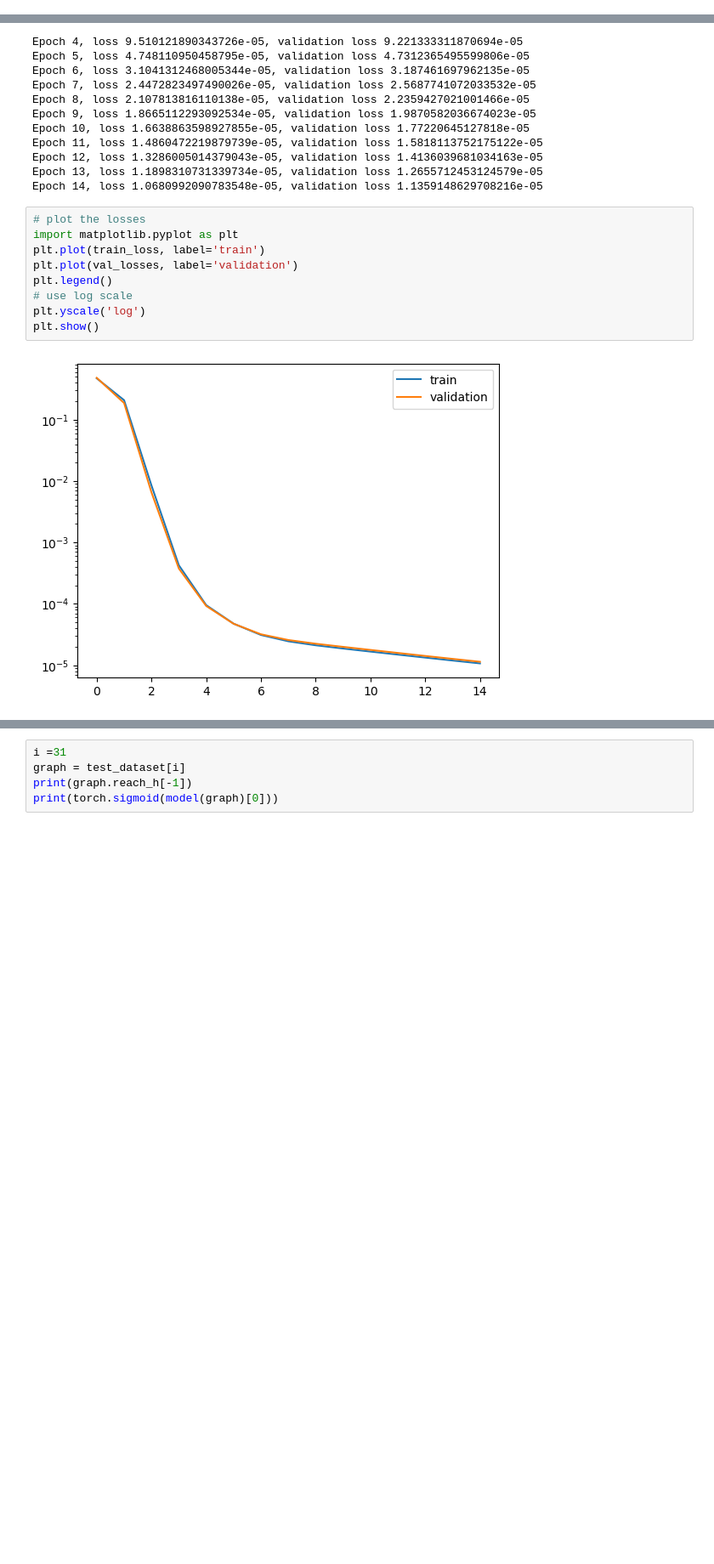
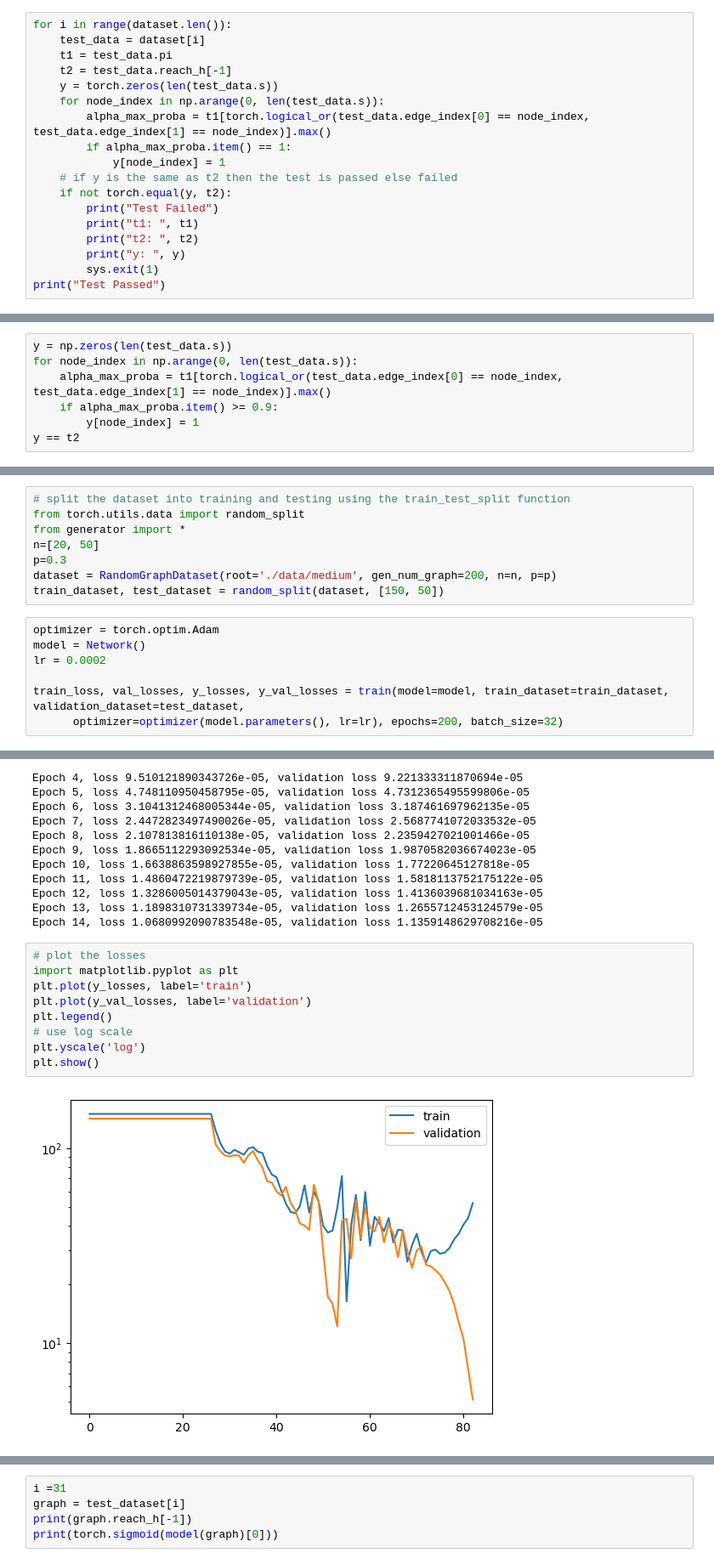
Before and after one commit to ComplexNetTSP/NAR, a Jupyter notebook: models/network.ipynb, the cells around one changed output, grey strips where cells are left out. Shown at 85% size. Saved outputs shown, nothing was run; the diff lists cells and outputs as text; blank space fills up the shorter version.

```diff
--- a/models/network.ipynb
+++ b/models/network.ipynb
@@ -377,0 +17,18 @@ Epoch 4, loss 0.8265656232833862, validation loss 0.7655413746833801 || y_loss 1
+# %%
+for i in range(dataset.len()):
+    test_data = dataset[i]
+    t1 = test_data.pi
+    t2 = test_data.reach_h[-1]
+    y = torch.zeros(len(test_data.s))
+    for node_index in np.arange(0, len(test_data.s)):
+        alpha_max_proba = t1[torch.logical_or(test_data.edge_index[0] == node_index, test_data.edge_index[1] == node_index)].max()
+        if alpha_max_proba.item() == 1:
+            y[node_index] = 1
+    # if y is the same as t2 then the test is passed else failed
+    if not torch.equal(y, t2):
+        print("Test Failed")
+        print("t1: ", t1)
+        print("t2: ", t2)
+        print("y: ", y)
+        sys.exit(1)
+print("Test Passed")
@@ -377,0 +37,7 @@ Epoch 4, loss 0.8265656232833862, validation loss 0.7655413746833801 || y_loss 1
+# %%
+y = np.zeros(len(test_data.s))
+for node_index in np.arange(0, len(test_data.s)):
+    alpha_max_proba = t1[torch.logical_or(test_data.edge_index[0] == node_index, test_data.edge_index[1] == node_index)].max()
+    if alpha_max_proba.item() >= 0.9:
+        y[node_index] = 1
+y == t2
@@ -377,0 +379,15 @@ Epoch 4, loss 0.8265656232833862, validation loss 0.7655413746833801 || y_loss 1
+# %%
+# split the dataset into training and testing using the train_test_split function
+from torch.utils.data import random_split
+from generator import *
+n=[20, 50]
+p=0.3
+dataset = RandomGraphDataset(root='./data/medium', gen_num_graph=200, n=n, p=p)
+train_dataset, test_dataset = random_split(dataset, [150, 50])
+# %%
+optimizer = torch.optim.Adam
+model = Network()
+lr = 0.0002
+
+train_loss, val_losses, y_losses, y_val_losses = train(model=model, train_dataset=train_dataset, validation_dataset=test_dataset,
+      optimizer=optimizer(model.parameters(), lr=lr), epochs=200, batch_size=32)
@@ -414,11 +452,11 @@ Epoch 14, loss 1.0680992090783548e-05, validation loss 1.1359148629708216e-05
 # %%
 # plot the losses
 import matplotlib.pyplot as plt
-plt.plot(train_loss, label='train')
-plt.plot(val_losses, label='validation')
+plt.plot(y_losses, label='train')
+plt.plot(y_val_losses, label='validation')
 plt.legend()
 # use log scale
 plt.yscale('log')
 plt.show()
 # %% [output]
-[figure, old version]
+[figure, new version]
```
Also changed, not shown: parts of 48 cells of this notebook.
